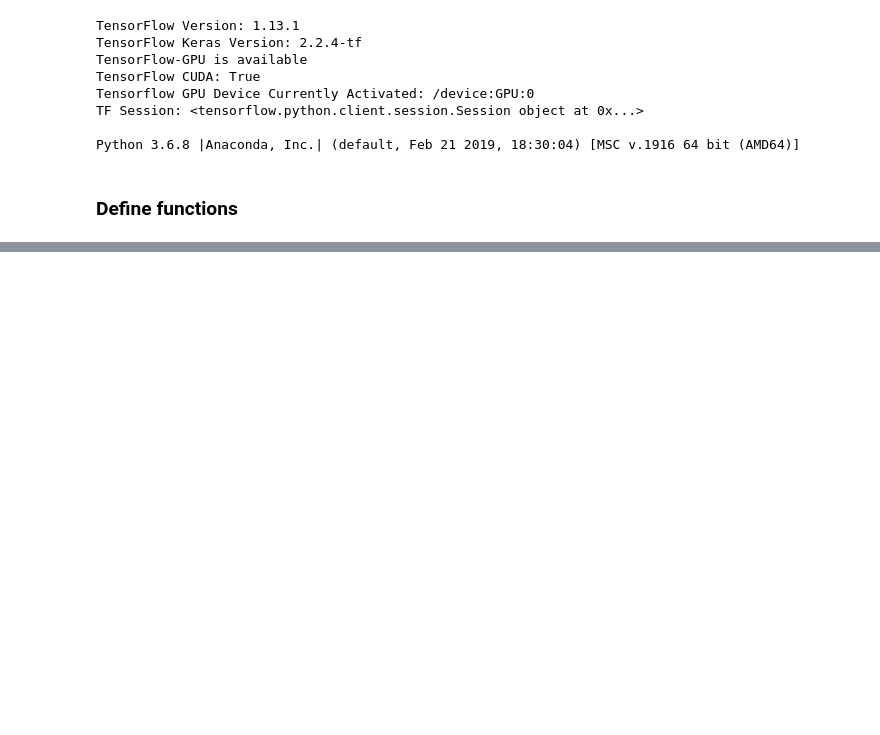
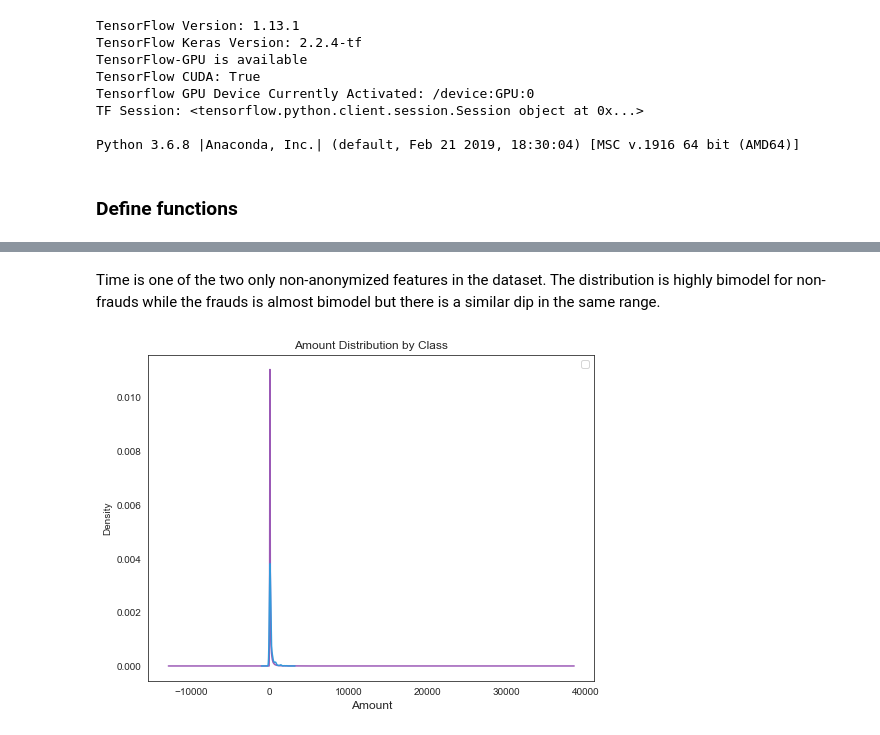
Before and after one commit to davidtnly/Python, a Jupyter notebook: MachineLearning/19-tensorflow-fraud-detection.ipynb, the cells around one changed output, grey strips where cells are left out. Saved outputs shown, nothing was run; the diff lists cells and outputs as text; code cells hidden in the pictures; blank space fills up the shorter version.

```diff
--- a/MachineLearning/19-tensorflow-fraud-detection.ipynb
+++ b/MachineLearning/19-tensorflow-fraud-detection.ipynb
@@ -139,0 +215,17 @@ get_nulls(data)
+# %% [markdown]
+Time is one of the two only non-anonymized features in the dataset. The distribution is highly bimodel for non-frauds while the frauds is almost bimodel but there is a similar dip in the same range.
+# %%
+# Create figure space
+plt.figure(figsize=(8, 6))
+
+# Plot
+data.Amount[data.Class==0].plot(kind='kde')
+data.Amount[data.Class==1].plot(kind='kde')
+
+# Set plot features
+plt.xlabel('Amount', fontsize=12)
+plt.title('Amount Distribution by Class', fontsize=12)
+plt.legend('Non-Fraud', 'Fraud', loc='best')
+plt.show()
+# %% [output]
+[figure, added]
```
Also changed, not shown: parts of 51 cells of this notebook, 5 other files.
